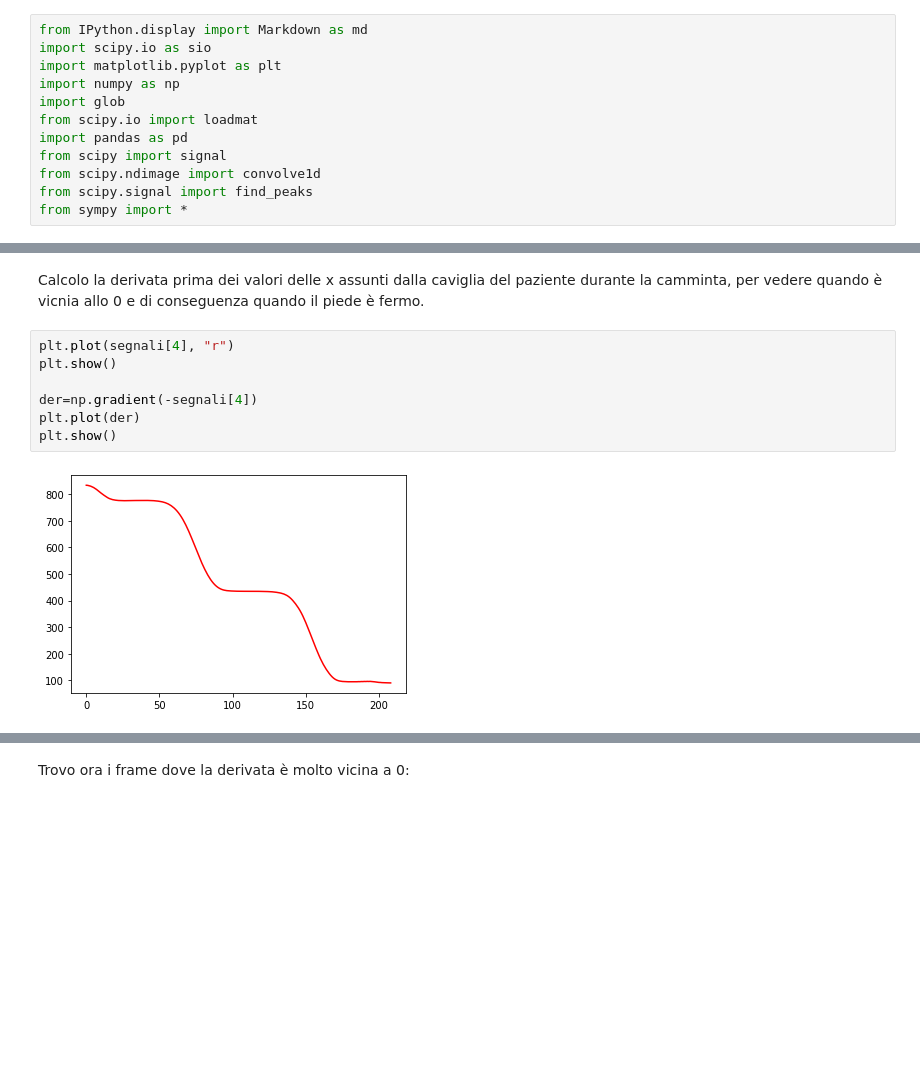
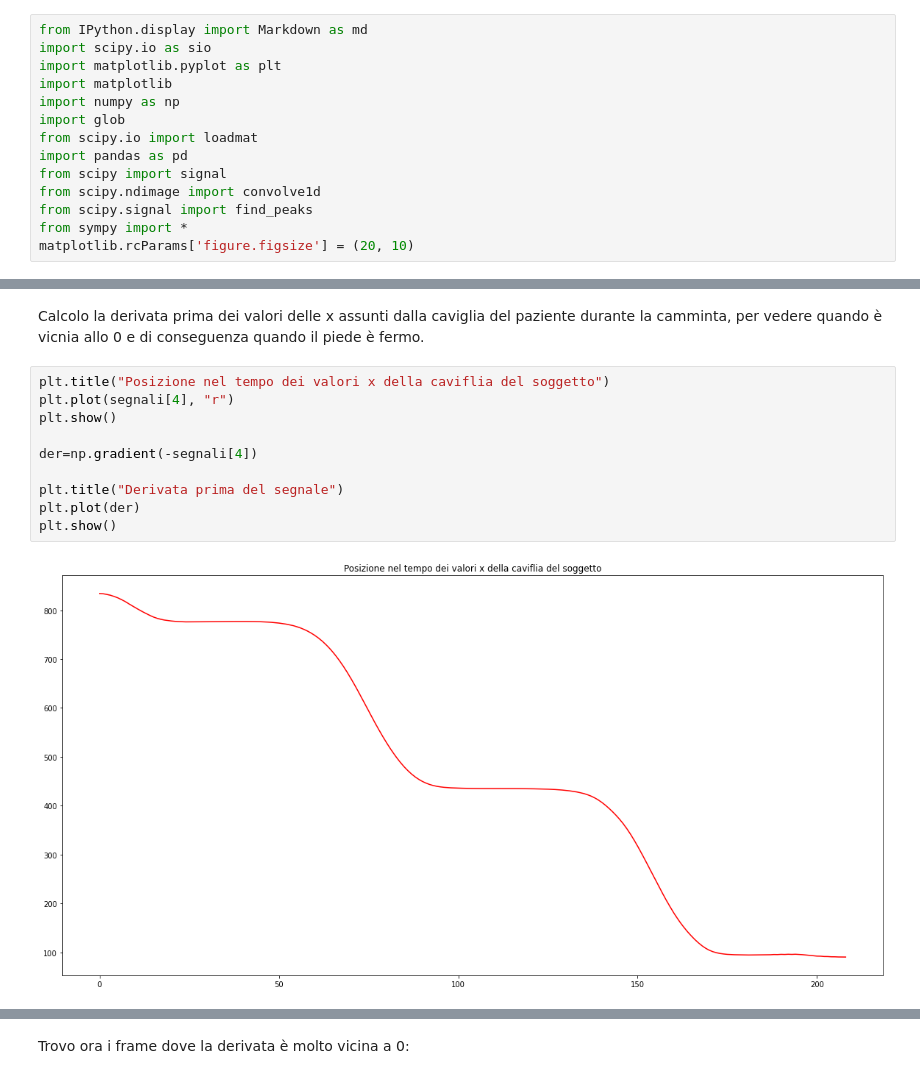
Before and after one commit to LoScarro/Fondamenti-di-Elaborazione-di-Segnali-e-Immagini, a Jupyter notebook: Pazienti/labo.ipynb, the cells around one changed output, grey strips where cells are left out. Cells and saved outputs as stored; diff of their text form; blank space fills up the shorter version.

```diff
--- a/Pazienti/labo.ipynb
+++ b/Pazienti/labo.ipynb
@@ -2,6 +2,7 @@
 from IPython.display import Markdown as md
 import scipy.io as sio
 import matplotlib.pyplot as plt
+import matplotlib
 import numpy as np
 import glob
 from scipy.io import loadmat
@@ -10,6 +11,7 @@ from scipy import signal
 from scipy.ndimage import convolve1d
 from scipy.signal import find_peaks
 from sympy import *
+matplotlib.rcParams['figure.figsize'] = (20, 10)
 # %% [markdown]
 ### Python Notebook di Davide Scarrà
 # %% [markdown]
@@ -662,11 +660,14 @@ segnali=getData("241_02_R_joints")
 # %% [markdown]
 Calcolo la derivata prima dei valori delle x assunti dalla caviglia del paziente durante la camminta, per vedere quando è vicnia allo 0 e di conseguenza quando il piede è fermo.
 # %%
+plt.title("Posizione nel tempo dei valori x della caviflia del soggetto")
 plt.plot(segnali[4], "r")
 plt.show()
 
 der=np.gradient(-segnali[4])
+
+plt.title("Derivata prima del segnale")
 plt.plot(der)
 plt.show()
 # %% [output]
-[figure, old version]
+[figure, new version]
```
Also changed, not shown: parts of 25 cells of this notebook, 1 other file.
